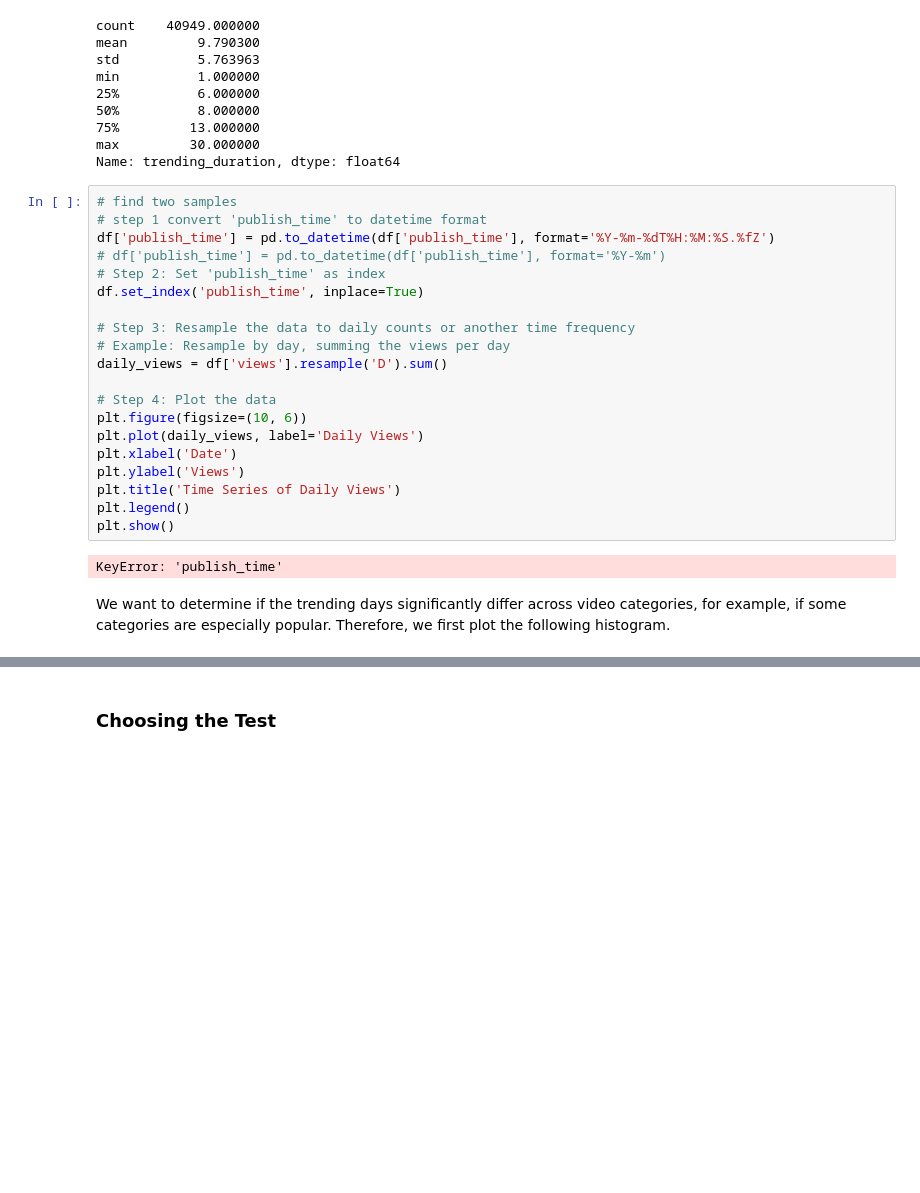
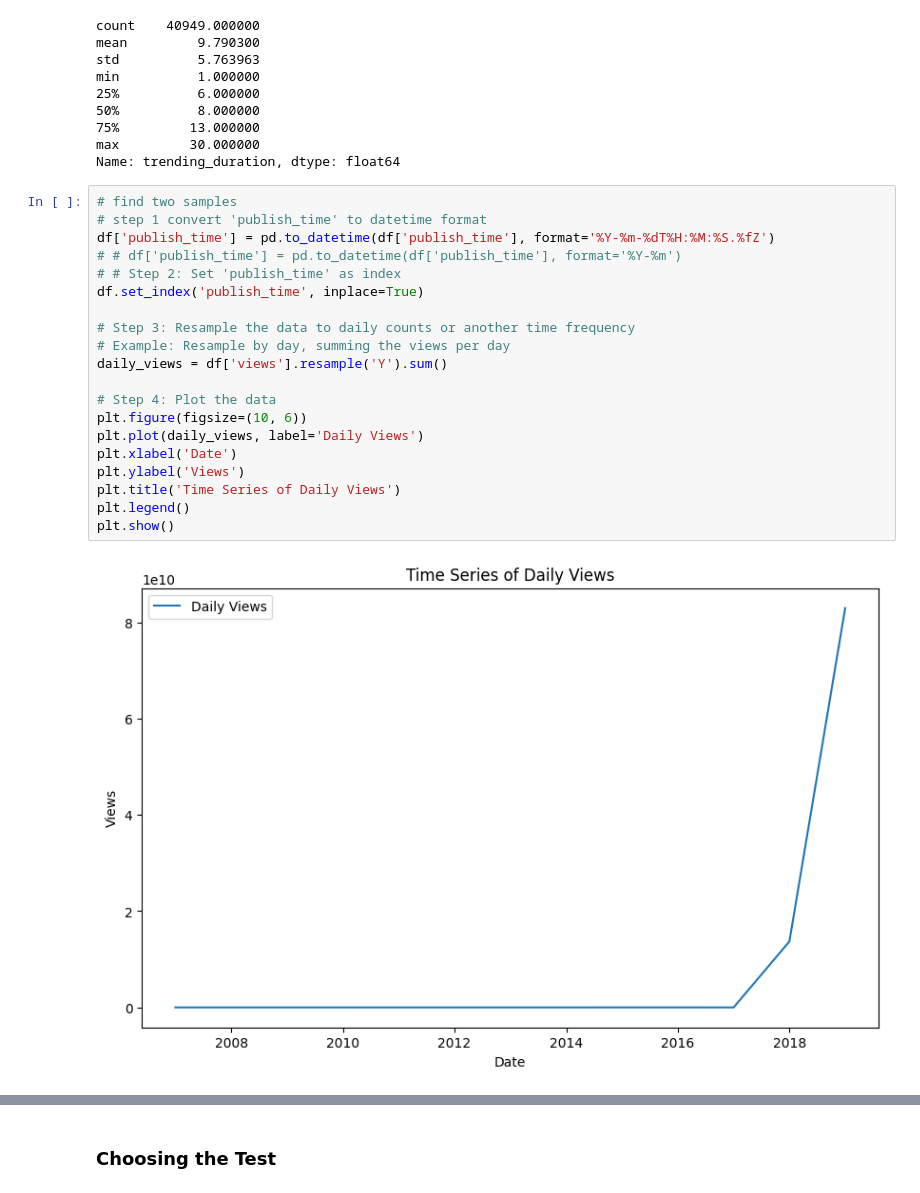
Before and after one commit to NoSkhil/youtube-trends-data-analysis, a Jupyter notebook: group-presentation-3.ipynb, the cells around one changed output, grey strips where cells are left out. Saved outputs shown, nothing was run; the diff lists cells and outputs as text; blank space fills up the shorter version.

```diff
--- a/group-presentation-3.ipynb
+++ b/group-presentation-3.ipynb
@@ -166,25 +167,22 @@ Name: trending_duration, dtype: float64
 # %%
 # find two samples
 # step 1 convert 'publish_time' to datetime format
 df['publish_time'] = pd.to_datetime(df['publish_time'], format='%Y-%m-%dT%H:%M:%S.%fZ')
-# df['publish_time'] = pd.to_datetime(df['publish_time'], format='%Y-%m')
-# Step 2: Set 'publish_time' as index
+# # df['publish_time'] = pd.to_datetime(df['publish_time'], format='%Y-%m')
+# # Step 2: Set 'publish_time' as index
 df.set_index('publish_time', inplace=True)
 
 # Step 3: Resample the data to daily counts or another time frequency
 # Example: Resample by day, summing the views per day
-daily_views = df['views'].resample('D').sum()
+daily_views = df['views'].resample('Y').sum()
 
 # Step 4: Plot the data
 plt.figure(figsize=(10, 6))
 plt.plot(daily_views, label='Daily Views')
 plt.xlabel('Date')
 plt.ylabel('Views')
 plt.title('Time Series of Daily Views')
 plt.legend()
 plt.show()
 # %% [output]
-KeyError: 'publish_time'
+[figure, added]
-# %% [markdown]
-
-We want to determine if the trending days significantly differ across video categories, for example, if some categories are especially popular. Therefore, we first plot the following histogram.
```
Also changed, not shown: parts of 21 cells of this notebook.
